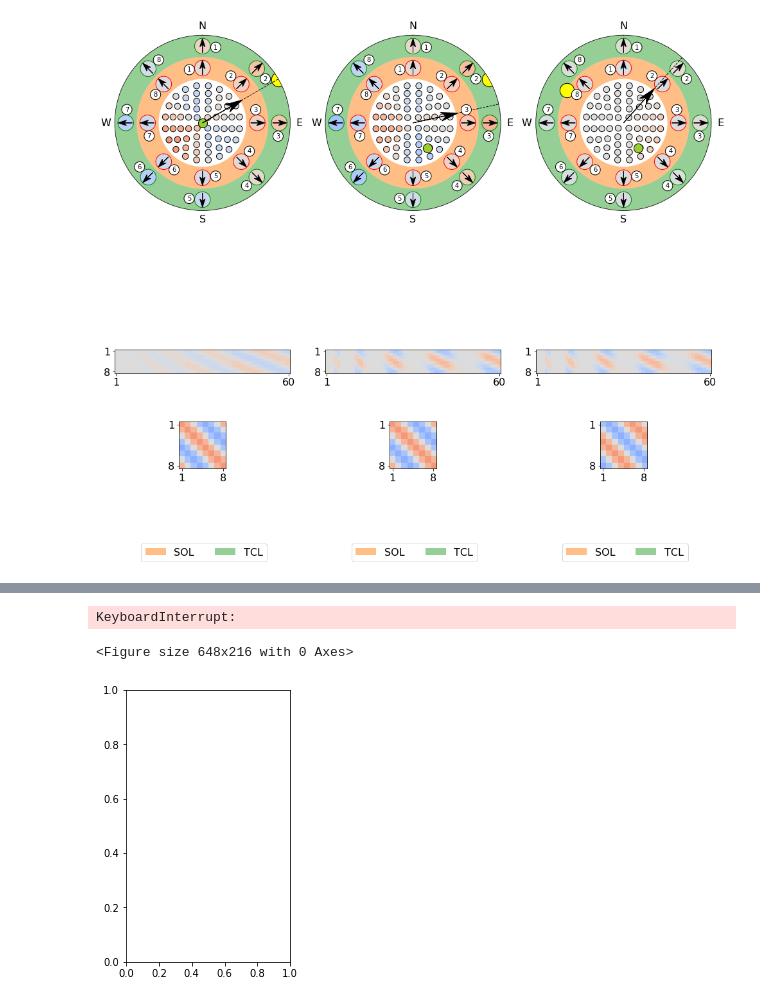
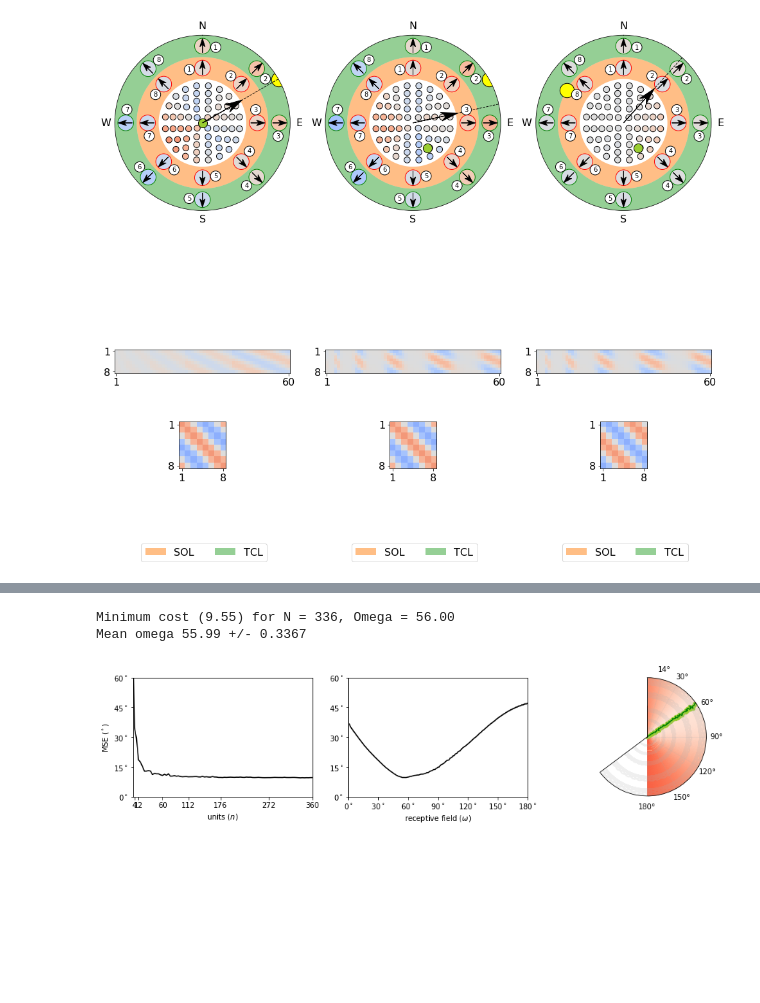
Before and after one commit to InsectRobotics/insectvision, a Jupyter notebook: notebooks/plos.ipynb, the cells around one changed output, grey strips where cells are left out. Saved outputs shown, nothing was run; the diff lists cells and outputs as text; code cells hidden in the pictures; blank space fills up the shorter version.

```diff
--- a/notebooks/plos.ipynb
+++ b/notebooks/plos.ipynb
@@ -129,9 +113,7 @@ Mean cost    10.71 +/- 0.1622    0.47 +/- 0.0142    9.53 +/- 0.0040    13.16 +/-
 # %%
-from notebooks.plots import plot_structure_optimisation
-
-plt.figure("Structure optimisation", figsize=(9, 3))
+plt.figure("Structure optimisation", figsize=(15, 3))
 plot_structure_optimisation().show()
 # %% [output]
-KeyboardInterrupt:
+Minimum cost (9.55) for N = 336, Omega = 56.00
+Mean omega 55.99 +/- 0.3367
-<Figure size 648x216 with 0 Axes>
-[figure, old version]
+[figure, new version]
```
Also changed, not shown: parts of 15 cells of this notebook, 21 other files.
